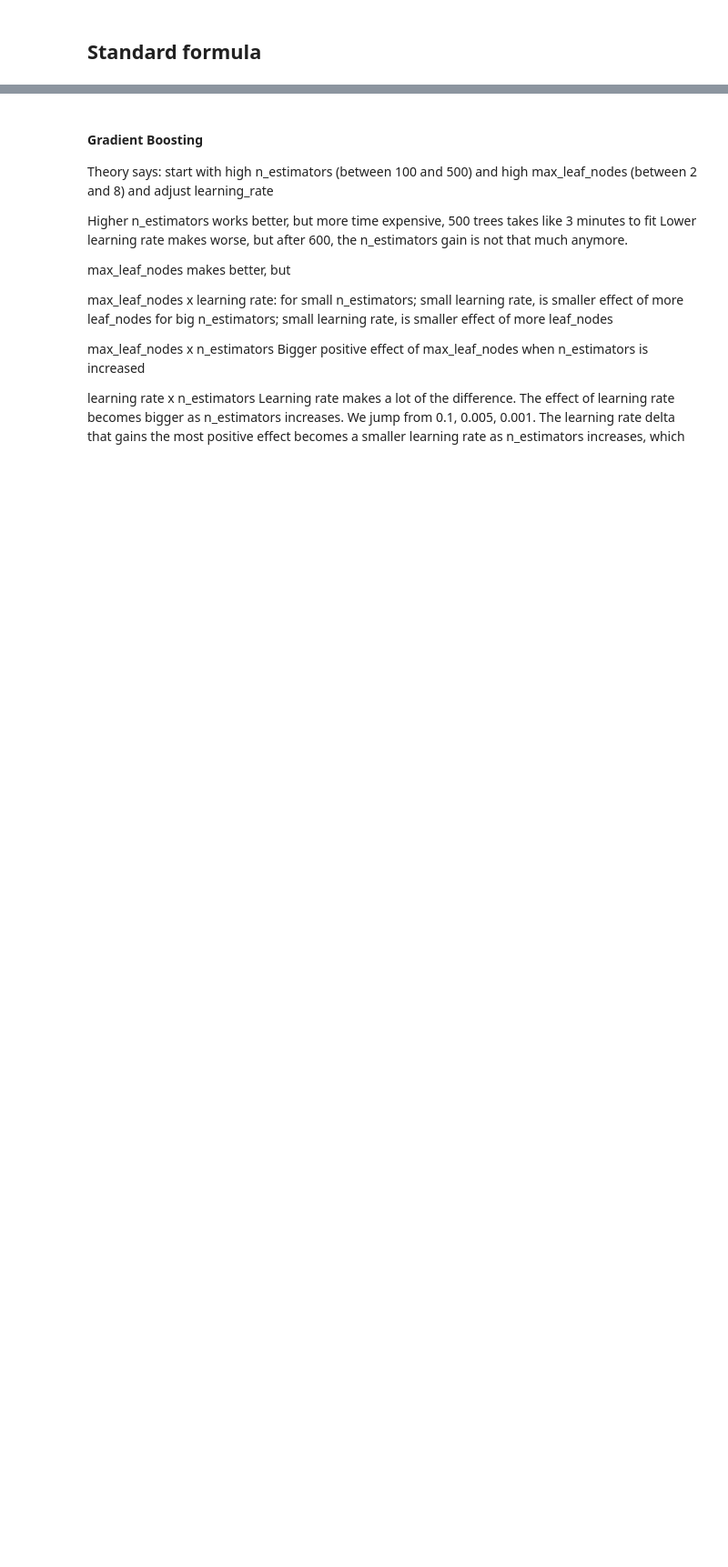
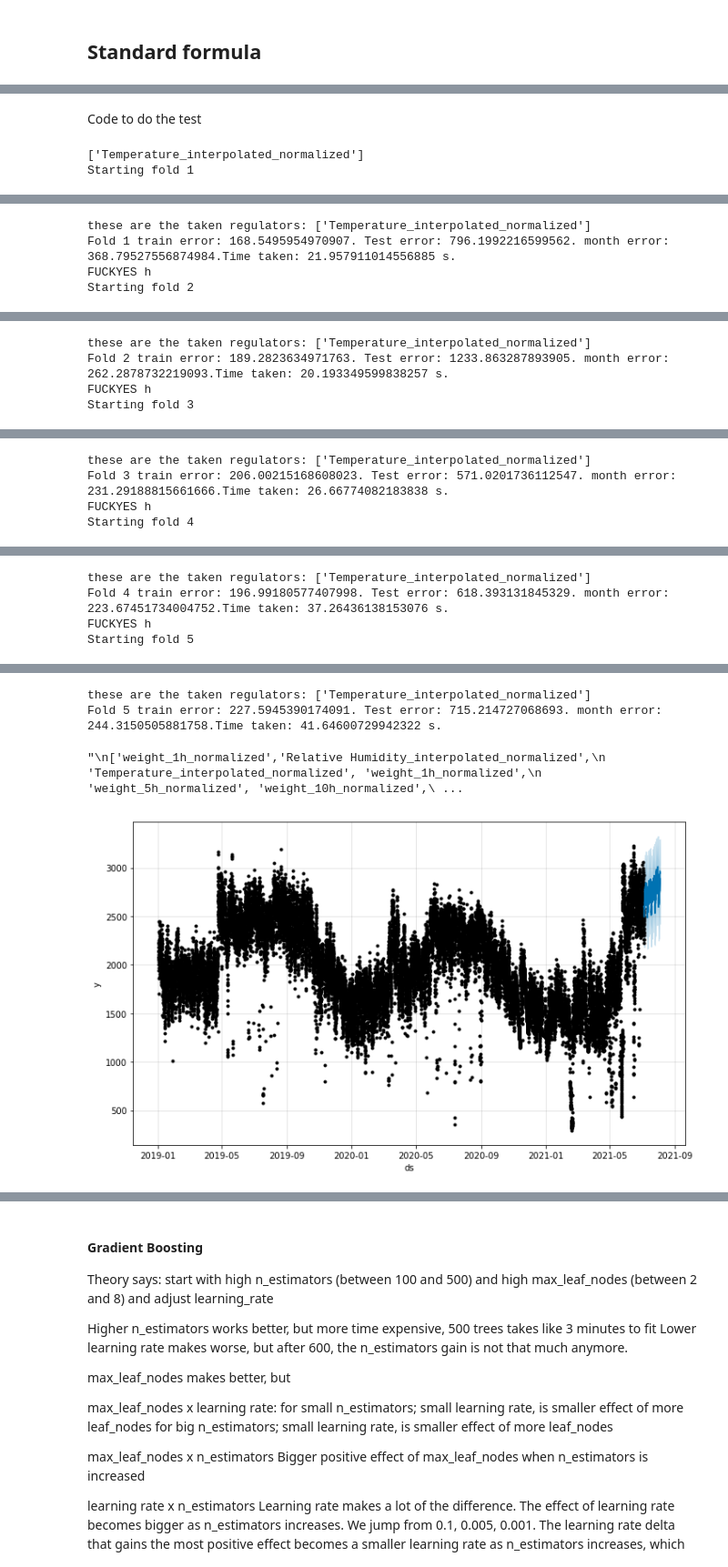
Before and after one commit to Robpennekamp/AppliedMachineLearning, a Jupyter notebook: Model Training by Sonja.ipynb, the cells around one changed output, grey strips where cells are left out. Shown at 91% size. Saved outputs shown, nothing was run; the diff lists cells and outputs as text; code cells hidden in the pictures; blank space fills up the shorter version.

Commit message:
All model training code
this is a mess xx

```diff
--- a/Model Training by Sonja.ipynb
+++ b/Model Training by Sonja.ipynb
@@ -241,2 +365,6 @@ def test_model(model, data, debug=False):
+# %%
+##Only the y2021 datapoints, usable for per minute data
+y2021_df = new_df[new_df.index.year == 2021]
+allyears_df = new_df.copy()
 # %%
 #Define train, test sets\n",
@@ -267,2 +400,8 @@ from sklearn.model_selection import TimeSeriesSplit
 # %% [markdown]
 ## Standard formula
+# %%
+train, test = train_test_split(allyears_df, shuffle=True)
+X_train = train.copy().drop(['demand_kW'], axis=1)
+Y_train = train['demand_kW']
+X_test = test.copy().drop(['demand_kW'], axis=1)
+Y_test = test['demand_kW']
@@ -309,16 +504,3 @@ def run_timeseries_model(data, model, n_splits = 5, verbose=False):
             print(f'Fold {count} train error: {train_rmse}. Test error: {test_rmse}.')
         count += 1
     return [model, test_rmse, train_rmses, test_rmses]
-# %%
-test_parameters = {
-    'n_estimators': 100,
-    'loss': 'huber',
-    'learning_rate': 0.1,
-    'max_leaf_nodes': None,
-    'max_depth': 9
-    }
-reg = GradientBoostingRegressor(**test_parameters)
-reg.fit(X_train, Y_train)
-print(mean_squared_error(y_test, reg.predict(X_test)))
-#model_GB_parameterized = GradientBoostingRegressor(**test_parameters)
-#run_timeseries_model(dummy_nonnan, model_GB_parameterized, n_splits=2, verbose=True)
@@ -338,0 +763,18 @@ Overfitting/underfitting, you want training set to be too small to overfit
+# %% [markdown]
+Code to do the test
+# %%
+prophet_model_prediction(new_df, ['h'], [['Temperature_interpolated_normalized']], changepoint_prior_scales = [0.5])
+
+#prophet_model_prediction(new_df, '[h, 15min, d]',['Temperature_interpolated_normalized'] )
+#prophet_model_prediction(new_df,['Temperature_interpolated_normalized'] )
+#prophet_model_prediction(new_df,['Temperature_interpolated_normalized'] )
+"""
+['weight_1h_normalized','Relative Humidity_interpolated_normalized',
+       'Temperature_interpolated_normalized', 'weight_1h_normalized',
+       'weight_5h_normalized', 'weight_10h_normalized',
+       'weight_23h_normalized', 'pallet_movement_5min_normalized',
+       'doors_open_normalized']
+"""
+# %% [output]
+['Temperature_interpolated_normalized']
+Starting fold 1
@@ -338,0 +783,4 @@ Overfitting/underfitting, you want training set to be too small to overfit
+these are the taken regulators: ['Temperature_interpolated_normalized']
+Fold 1 train error: 168.5495954970907. Test error: 796.1992216599562. month error: 368.79527556874984.Time taken: 21.957911014556885 s.
+FUCKYES h
+Starting fold 2
@@ -338,0 +789,4 @@ Overfitting/underfitting, you want training set to be too small to overfit
+these are the taken regulators: ['Temperature_interpolated_normalized']
+Fold 2 train error: 189.2823634971763. Test error: 1233.863287893905. month error: 262.2878732219093.Time taken: 20.193349599838257 s.
+FUCKYES h
+Starting fold 3
@@ -338,0 +795,4 @@ Overfitting/underfitting, you want training set to be too small to overfit
+these are the taken regulators: ['Temperature_interpolated_normalized']
+Fold 3 train error: 206.00215168608023. Test error: 571.0201736112547. month error: 231.29188815661666.Time taken: 26.66774082183838 s.
+FUCKYES h
+Starting fold 4
@@ -338,0 +801,4 @@ Overfitting/underfitting, you want training set to be too small to overfit
+these are the taken regulators: ['Temperature_interpolated_normalized']
+Fold 4 train error: 196.99180577407998. Test error: 618.393131845329. month error: 223.67451734004752.Time taken: 37.26436138153076 s.
+FUCKYES h
+Starting fold 5
@@ -338,0 +807,4 @@ Overfitting/underfitting, you want training set to be too small to overfit
+these are the taken regulators: ['Temperature_interpolated_normalized']
+Fold 5 train error: 227.5945390174091. Test error: 715.214727068693. month error: 244.3150505881758.Time taken: 41.64600729942322 s.
+"\n['weight_1h_normalized','Relative Humidity_interpolated_normalized',\n       'Temperature_interpolated_normalized', 'weight_1h_normalized',\n       'weight_5h_normalized', 'weight_10h_normalized',\ ...
+[figure, added]
```
Also changed, not shown: parts of 65 cells of this notebook.
